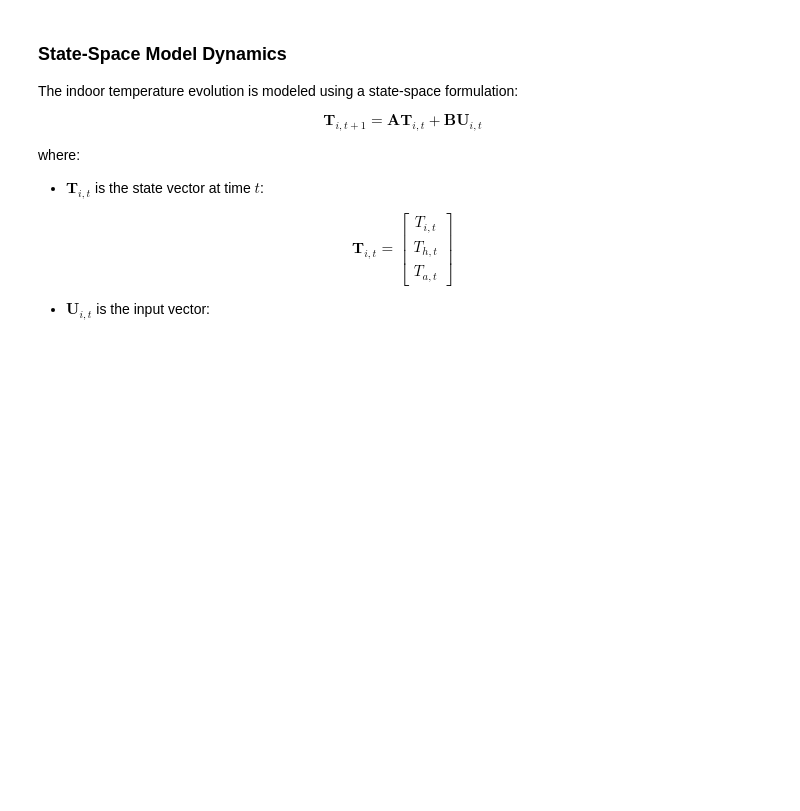
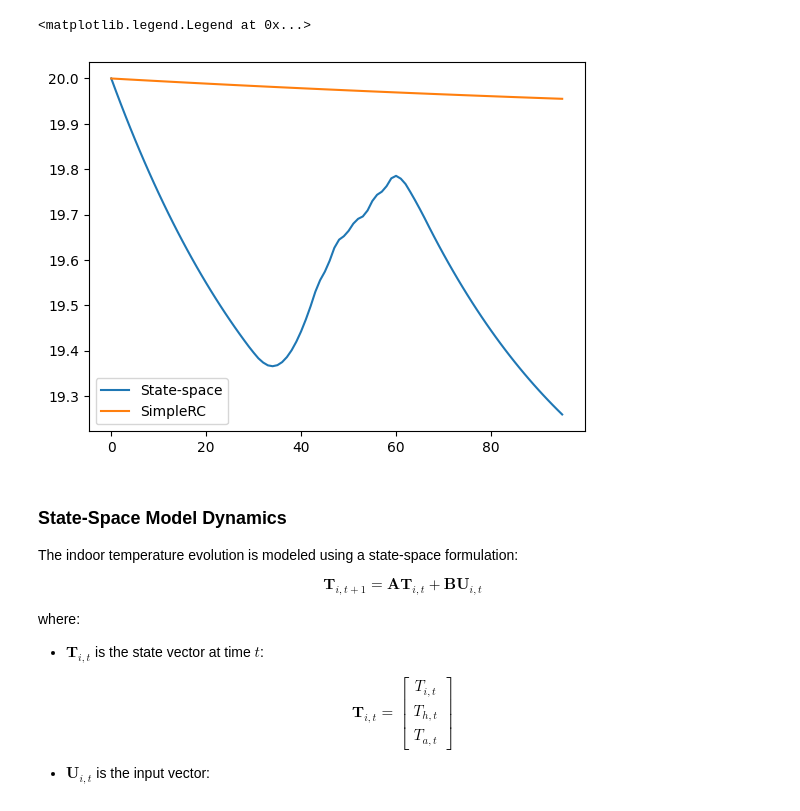
Before and after one commit to XinLiTue/Congestion-Management-based-on-Thermal-Comfort, a Jupyter notebook: FullModel.ipynb, the cells around one changed output. Drawn from its saved outputs; the diff is of its cells as text; code cells hidden in the pictures; blank space fills up the shorter version.

```diff
--- a/FullModel.ipynb
+++ b/FullModel.ipynb
@@ -19,3 +43,36 @@ from src.Parameter import get_model_inf
+# %%
+A=[[0.9754234372338041,0.013301970222414965,0.004636748139716821],
+            [0.0034206080570929574,0.9964772560231249,8.382306645063422e-6],
+            [0.20432236921074795,0.0014364106308368987,0.793524864333977]]
+
+
+B=[[0.006637844404064138,0.0022459832989580805,0.16643854382482537],
+        [9.37536131372134e-5,2.6505141147745418e-6,0.006442730239255753],
+        [0.0007163558244381842,0.8289496956732726,0.017961087687400356]]
+T_ind1=[]
+T_ind1.append(20)
+T_h=25
+T_amb=10
+H=8
+for t in range(95):
+    T_ind1.append(A[0][0]*T_ind1[t]+A[0][1]*T_h+A[0][2]*T_amb+B[0][0]*T_amb+B[0][1]*H+B[0][2]*solar_output[t])
+# T_ind1
+
+T_ind2=[]
+T_ind2.append(20)
+R= 1 / (1/7 + 1/6 + 1/2)
+C= 10 + 0.2 + 30
+for t in range(95):
+        T_ind2.append(T_ind2[t]+ (H * 0.25 + (T_amb - T_ind2[t]) / R* 0.25)/C)
+# T_ind2
+#compare the two models
+import matplotlib.pyplot as plt
+plt.plot(T_ind1,label='State-space')
+plt.plot(T_ind2,label='SimpleRC')
+plt.legend()
+# %% [output]
+<matplotlib.legend.Legend at 0x...>
+[figure, added]
 # %%
 model_inf = get_model_inf()
 Time_day =96
```
Also changed, not shown: parts of 7 cells of this notebook, 9 other files.
